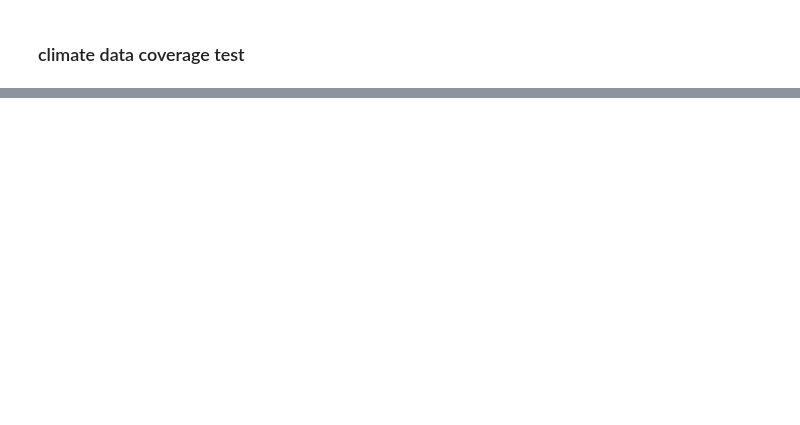
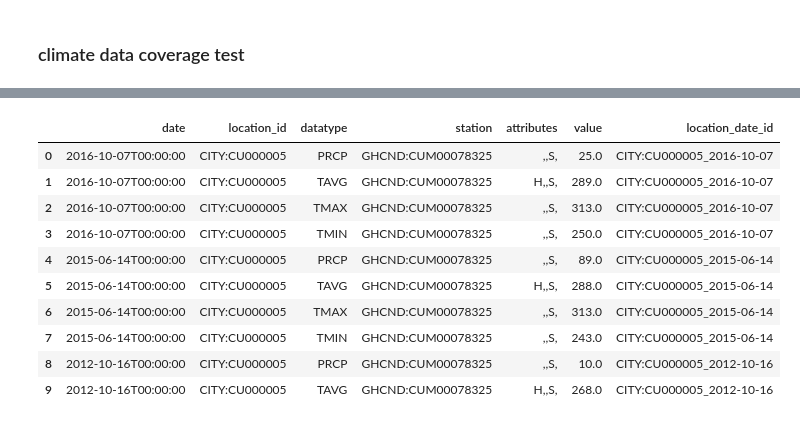
Before and after one commit to Mark-Rozenberg/Foobal-Climate, a Jupyter notebook: climate.ipynb, the cells around one changed output, grey strips where cells are left out. Saved outputs shown, nothing was run; the diff lists cells and outputs as text; code cells hidden in the pictures; blank space fills up the shorter version.

```diff
--- a/climate.ipynb
+++ b/climate.ipynb
@@ -291,0 +280,16 @@ limit 3
+# %%
+pd.read_sql_query(''' select * from climate where location_id = 'CITY:CU000005'
+order by date desc
+limit 10 ''', conn)
+# %% [output]
+|  | date | location_id | datatype | station | attributes | value | location_date_id |
+| 0 | 2016-10-07T00:00:00 | CITY:CU000005 | PRCP | GHCND:CUM00078325 | ,,S, | 25.0 | CITY:CU000005_2016-10-07 |
+| 1 | 2016-10-07T00:00:00 | CITY:CU000005 | TAVG | GHCND:CUM00078325 | H,,S, | 289.0 | CITY:CU000005_2016-10-07 |
+| 2 | 2016-10-07T00:00:00 | CITY:CU000005 | TMAX | GHCND:CUM00078325 | ,,S, | 313.0 | CITY:CU000005_2016-10-07 |
+| 3 | 2016-10-07T00:00:00 | CITY:CU000005 | TMIN | GHCND:CUM00078325 | ,,S, | 250.0 | CITY:CU000005_2016-10-07 |
+| 4 | 2015-06-14T00:00:00 | CITY:CU000005 | PRCP | GHCND:CUM00078325 | ,,S, | 89.0 | CITY:CU000005_2015-06-14 |
+| 5 | 2015-06-14T00:00:00 | CITY:CU000005 | TAVG | GHCND:CUM00078325 | H,,S, | 288.0 | CITY:CU000005_2015-06-14 |
+| 6 | 2015-06-14T00:00:00 | CITY:CU000005 | TMAX | GHCND:CUM00078325 | ,,S, | 313.0 | CITY:CU000005_2015-06-14 |
+| 7 | 2015-06-14T00:00:00 | CITY:CU000005 | TMIN | GHCND:CUM00078325 | ,,S, | 243.0 | CITY:CU000005_2015-06-14 |
+| 8 | 2012-10-16T00:00:00 | CITY:CU000005 | PRCP | GHCND:CUM00078325 | ,,S, | 10.0 | CITY:CU000005_2012-10-16 |
+| 9 | 2012-10-16T00:00:00 | CITY:CU000005 | TAVG | GHCND:CUM00078325 | H,,S, | 268.0 | CITY:CU000005_2012-10-16 |
```
Also changed, not shown: parts of 24 cells of this notebook, 4 other files.
